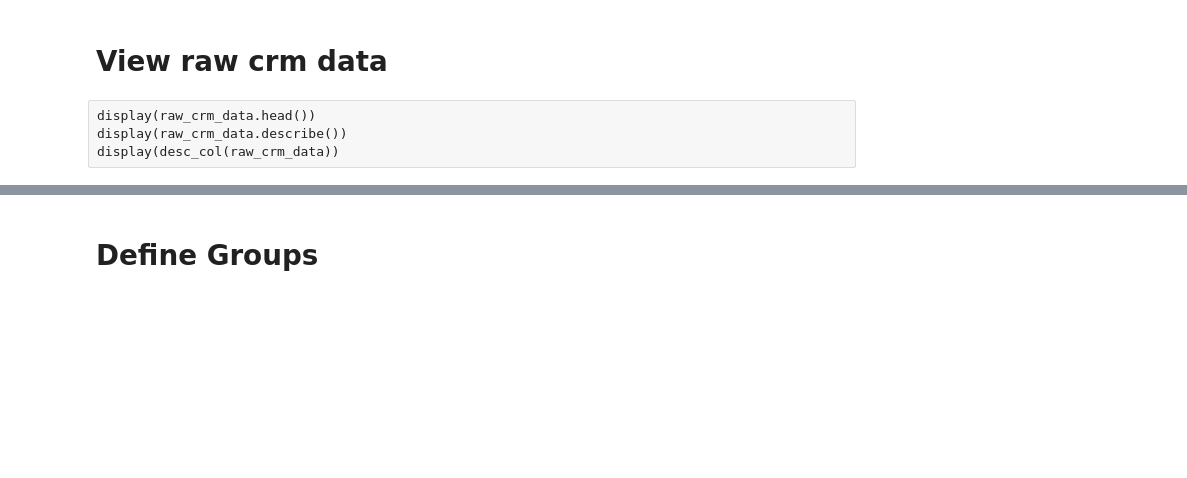
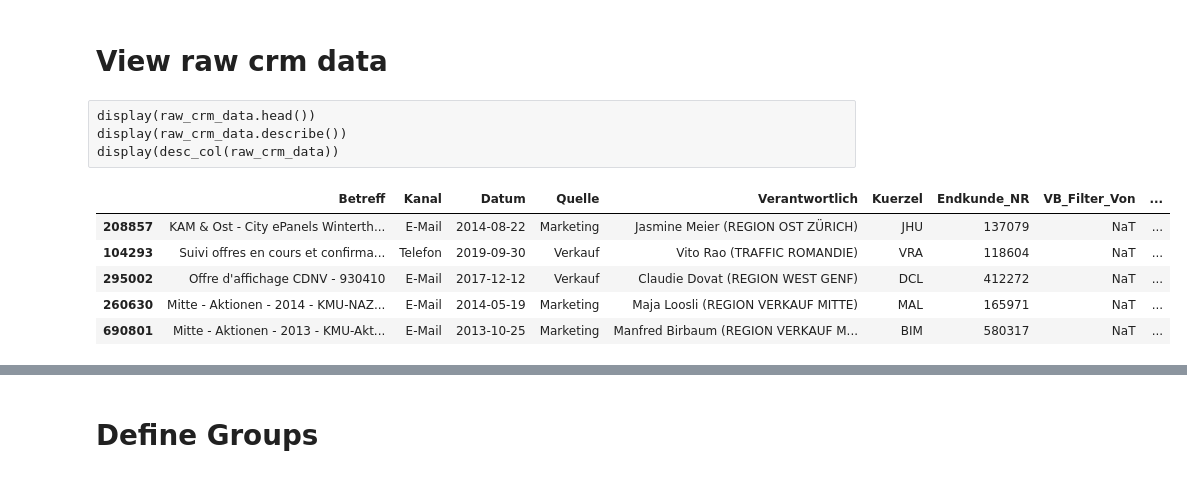
Before and after one commit to apgsga-stc/PredictiveAnalyticsPython, a Jupyter notebook: vkprog_analyse/vkprog_crm_prep.ipynb, the cells around one changed output, grey strips where cells are left out. Cells and saved outputs as stored; diff of their text form; code cells hidden in the pictures; blank space fills up the shorter version.

```diff
--- a/vkprog_analyse/vkprog_crm_prep.ipynb
+++ b/vkprog_analyse/vkprog_crm_prep.ipynb
@@ -51,5 +55,14 @@ raw_crm_data = load_crm_data()
 display(raw_crm_data.head())
 display(raw_crm_data.describe())
 display(desc_col(raw_crm_data))
+# %%
+raw_crm_data.sample(n=5, random_state=42)
+# %% [output]
+|  | Betreff | Kanal | Datum | Quelle | Verantwortlich | Kuerzel | Endkunde_NR | VB_Filter_Von | ... |
+| 208857 | KAM & Ost - City ePanels Winterth... | E-Mail | 2014-08-22 | Marketing | Jasmine Meier (REGION OST ZÜRICH) | JHU | 137079 | NaT | ... |
+| 104293 | Suivi offres en cours et confirma... | Telefon | 2019-09-30 | Verkauf | Vito Rao (TRAFFIC ROMANDIE) | VRA | 118604 | NaT | ... |
+| 295002 | Offre d'affichage CDNV - 930410 | E-Mail | 2017-12-12 | Verkauf | Claudie Dovat (REGION WEST GENF) | DCL | 412272 | NaT | ... |
+| 260630 | Mitte - Aktionen - 2014 - KMU-NAZ... | E-Mail | 2014-05-19 | Marketing | Maja Loosli (REGION VERKAUF MITTE) | MAL | 165971 | NaT | ... |
+| 690801 | Mitte - Aktionen - 2013 - KMU-Akt... | E-Mail | 2013-10-25 | Marketing | Manfred Birbaum (REGION VERKAUF M... | BIM | 580317 | NaT | ... |
 # %%
 display(raw_crm_data.pivot_table(
```
Also changed, not shown: parts of 11 cells of this notebook, 2 other files.
